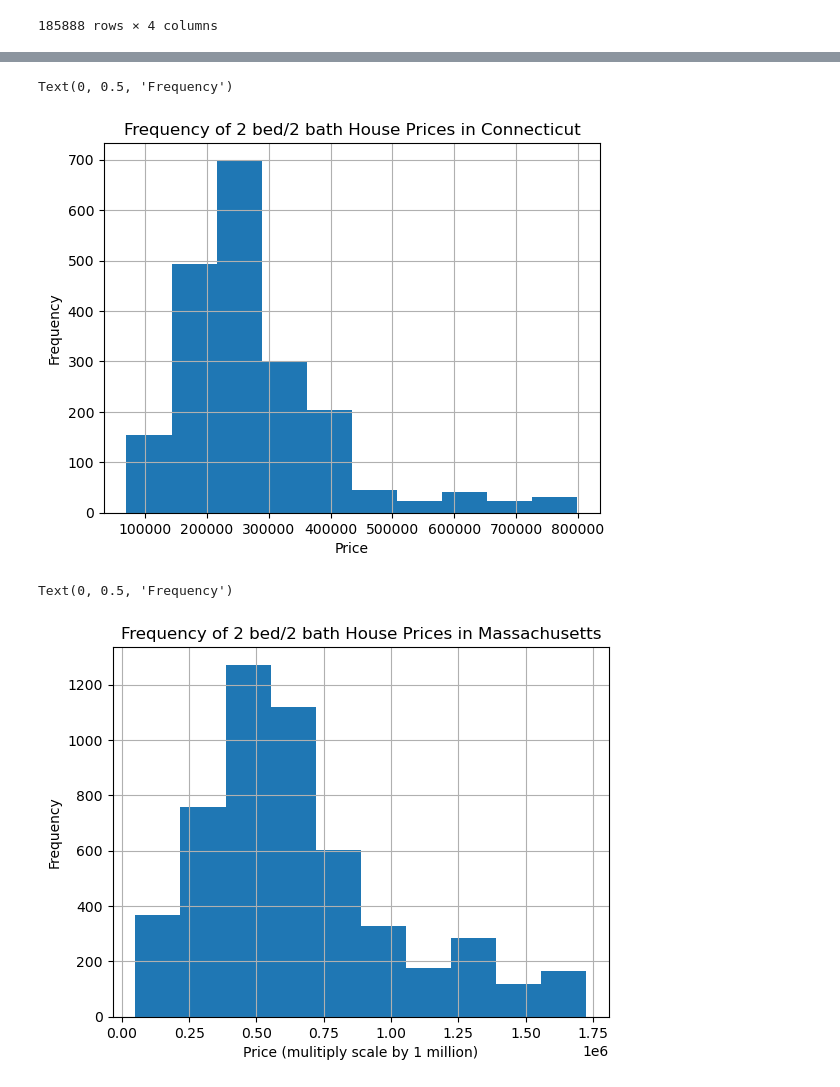
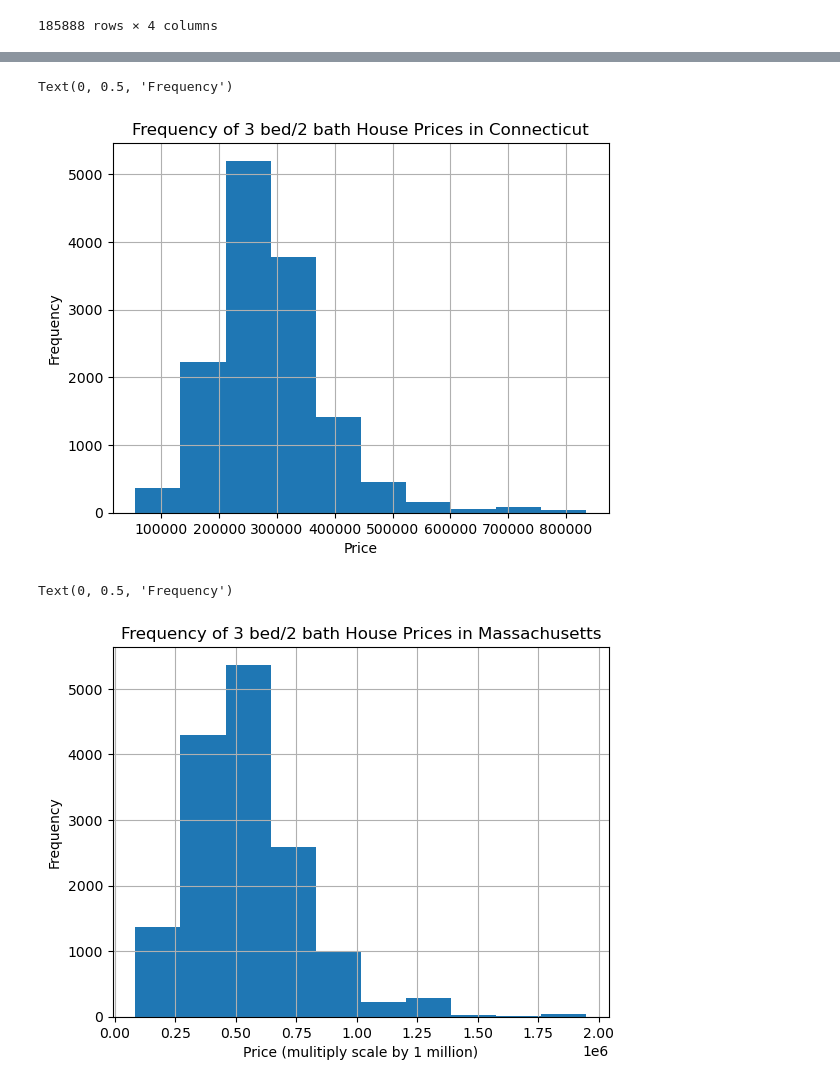
Before and after one commit to NMcHale029/BC-Project-1, a Jupyter notebook: question-3.ipynb, the cells around one changed output, grey strips where cells are left out. Drawn from its saved outputs; the diff is of its cells as text; code cells hidden in the pictures.

```diff
--- a/question-3.ipynb
+++ b/question-3.ipynb
@@ -54,9 +47,8 @@ dtype: object
 # %%
-#filter that dataframe into only values that both equal 2 bedroom and 2 bathroom.
+#filter that dataframe into only values that both equal 3 bedroom and 2 bathroom.
 #Sam Espe helped with this equation
-bed_and_bath_df=limited_df[(limited_df['bed']== 2.0) & (limited_df['bath']==2.0)]
+bed_and_bath_df=limited_df[(limited_df['bed']== 3.0) & (limited_df['bath']==2.0)]
 print(bed_and_bath_df)
-
 
 average_bedbath= bed_and_bath_df["price"].mean().round(2)
 #print(average_bedbath)
@@ -209,23 +172,24 @@ Text(0, 0.5, 'Frequency')
 price_state_conn_df = conn_df[['price','state']].copy()
 #price_state_conn_df
 # %%
+#Conn Histogram
 price_state_conn_df.hist(column='price')
-plt.title("Frequency of 2 bed/2 bath House Prices in Connecticut")
+plt.title("Frequency of 3 bed/2 bath House Prices in Connecticut")
 plt.xlabel("Price")
 plt.ylabel("Frequency")
 # %% [output]
 Text(0, 0.5, 'Frequency')
-[figure, old version]
+[figure, new version]
 # %%
 price_state_mass_df = mass_df[['price','state']].copy()
 
 #price_state_mass_df
 # %%
-
+#Mass Histogram
 mass_df.hist(column='price')
-plt.title("Frequency of 2 bed/2 bath House Prices in Massachusetts")
+plt.title("Frequency of 3 bed/2 bath House Prices in Massachusetts")
 plt.xlabel("Price (mulitiply scale by 1 million)")
 plt.ylabel("Frequency")
 # %% [output]
 Text(0, 0.5, 'Frequency')
-[figure, old version]
+[figure, new version]
```
Also changed, not shown: parts of 15 cells of this notebook.
